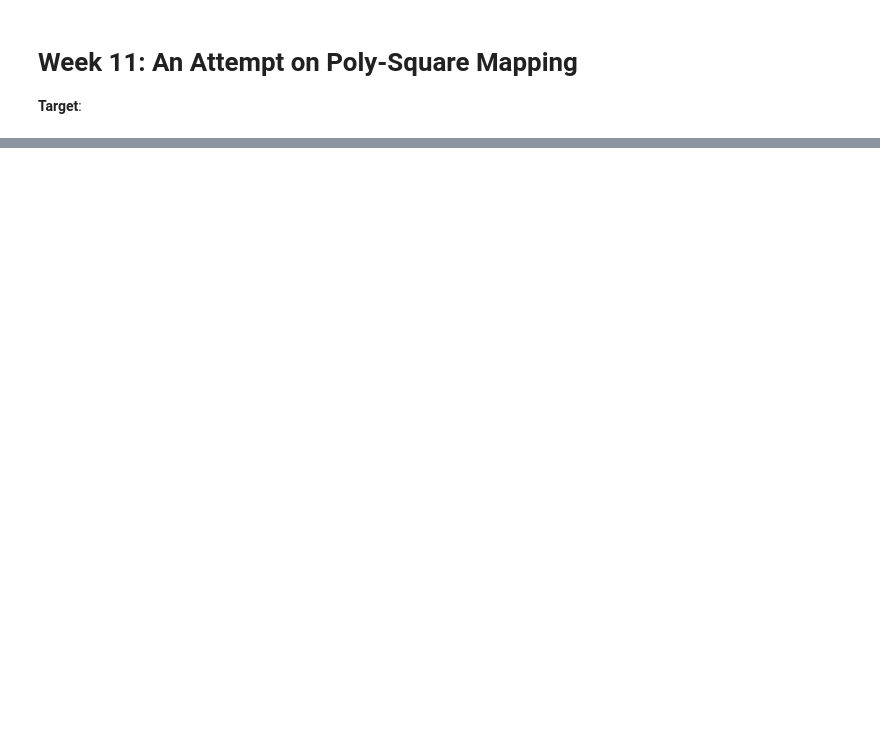
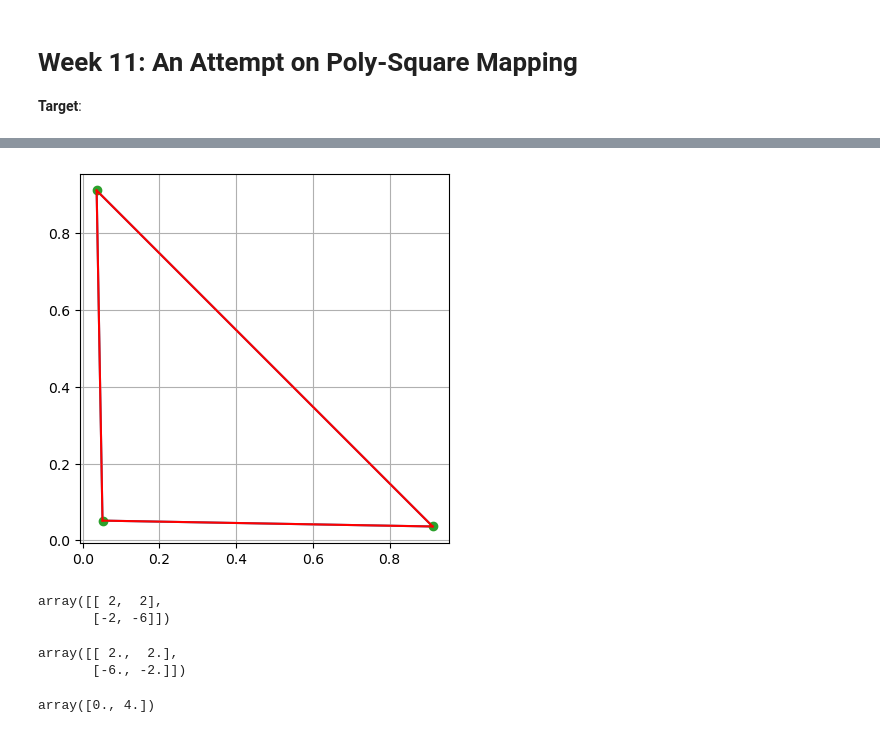
Before and after one commit to scyyc1/ED_Dissertation, a Jupyter notebook: Week 11/Week 11.ipynb, the cells around one changed output, grey strips where cells are left out. Drawn from its saved outputs; the diff is of its cells as text; code cells hidden in the pictures; blank space fills up the shorter version.

```diff
--- a/Week 11/Week 11.ipynb
+++ b/Week 11/Week 11.ipynb
@@ -65,0 +192,4 @@ plt.show()
+# %%
+test.visualize()
+# %% [output]
+[figure, added]
@@ -65,0 +212,7 @@ plt.show()
+# %%
+A_mat = np.column_stack([B-A,C-A])
+B_mat = np.column_stack([B_prime-A_prime,C_prime-A_prime])
+B_mat
+# %% [output]
+array([[ 2,  2],
+       [-2, -6]])
@@ -65,0 +221,9 @@ plt.show()
+# %%
+J_
+# %% [output]
+array([[ 2.,  2.],
+       [-6., -2.]])
+# %%
+J_ @ A + b
+# %% [output]
+array([0., 4.])
```
Also changed, not shown: parts of 28 cells of this notebook, 4 other files.
